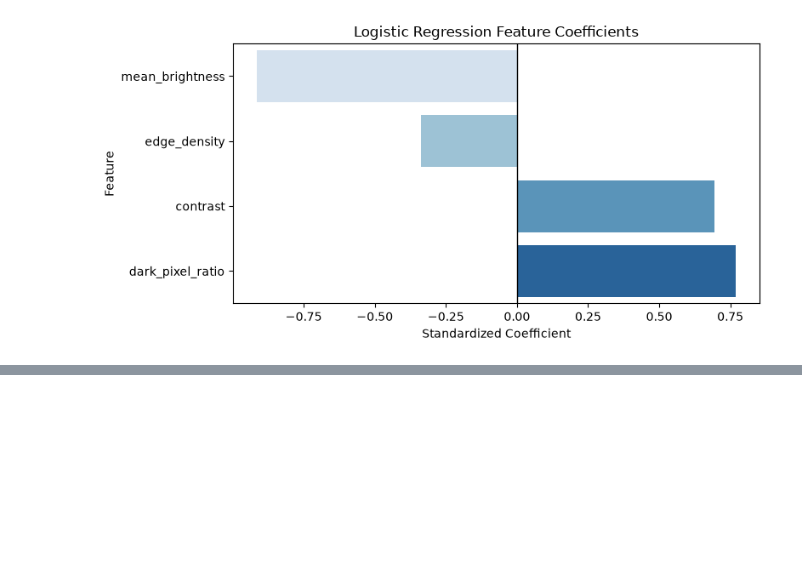
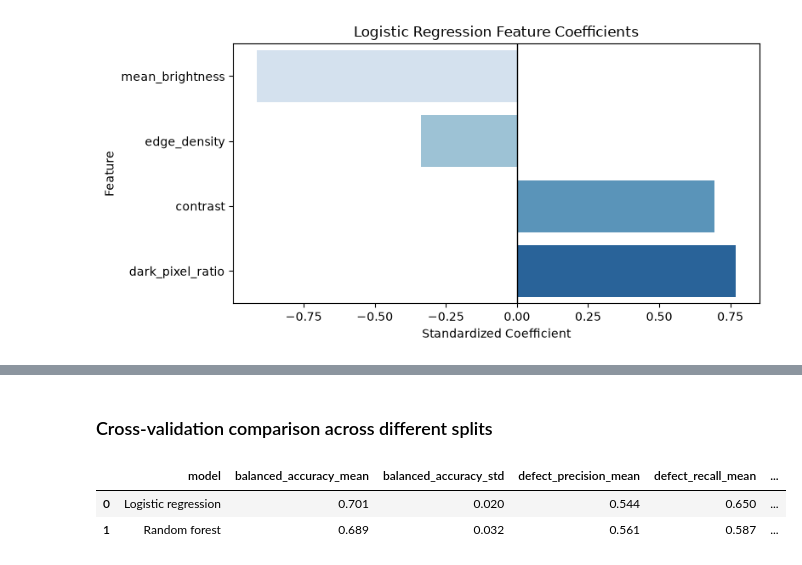
Before and after one commit to MauroMal/solar-cell-defect-detection, a Jupyter notebook: notebooks/03_baseline_model.ipynb, the cells around one changed output, grey strips where cells are left out. Drawn from its saved outputs; the diff is of its cells as text; code cells hidden in the pictures; blank space fills up the shorter version.

```diff
--- a/notebooks/03_baseline_model.ipynb
+++ b/notebooks/03_baseline_model.ipynb
@@ -286,0 +438,2 @@ plt.show()
+# %% [markdown]
+### Cross-validation comparison across different splits
@@ -286,0 +445,51 @@ plt.show()
+# %%
+cross_validation = StratifiedKFold(
+    n_splits=5,
+    shuffle=True,
+    random_state=42
+)
+# %%
+scoring = {
+    "accuracy": "accuracy",
+    "balanced_accuracy": "balanced_accuracy",
+    "defect_precision": "precision",
+    "defect_recall": "recall",
+    "defect_f1": "f1"
+}
+# %%
+models = {
+    "Logistic regression": model,
+    "Random forest": random_forest
+}
+
+cross_validation_rows = []
+
+for model_name, current_model in models.items():
+    scores = cross_validate(
+        current_model,
+        X_train,
+        y_train,
+        cv=cross_validation,
+        scoring=scoring
+    )
+
+    cross_validation_rows.append({
+        "model": model_name,
+        "balanced_accuracy_mean":
+            scores["test_balanced_accuracy"].mean(),
+        "balanced_accuracy_std":
+            scores["test_balanced_accuracy"].std(),
+        "defect_precision_mean":
+            scores["test_defect_precision"].mean(),
+        "defect_recall_mean":
+            scores["test_defect_recall"].mean(),
+        "defect_f1_mean":
+            scores["test_defect_f1"].mean()
+    })
+
+cv_results = pd.DataFrame(cross_validation_rows)
+cv_results.round(3)
+# %% [output]
+|  | model | balanced_accuracy_mean | balanced_accuracy_std | defect_precision_mean | defect_recall_mean | ... |
+| 0 | Logistic regression | 0.701 | 0.020 | 0.544 | 0.650 | ... |
+| 1 | Random forest | 0.689 | 0.032 | 0.561 | 0.587 | ... |
```
Also changed, not shown: parts of 9 cells of this notebook, 2 other files.
